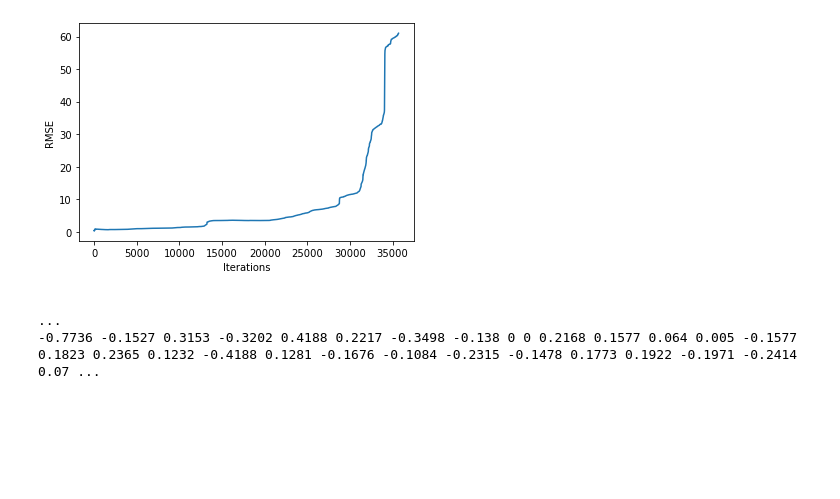
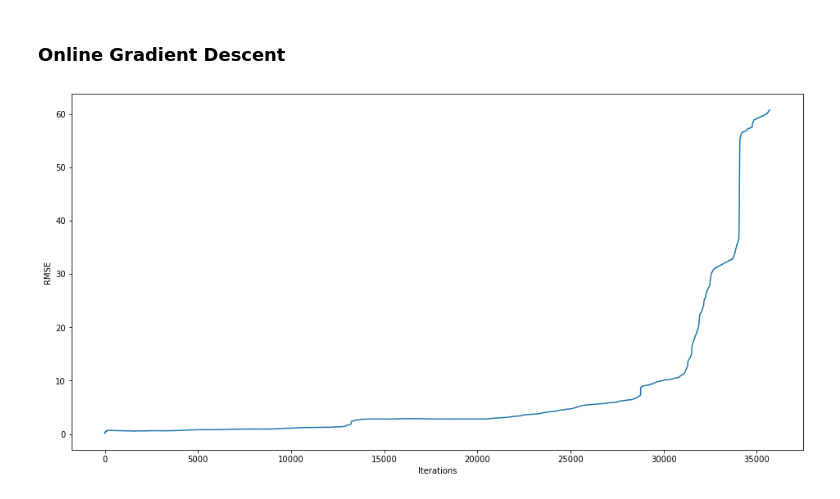
Before and after one commit to davide97g/arima-js, a Jupyter notebook: src/RMSE_analysis.ipynb, the cells around one changed output. Cells and saved outputs as stored; diff of their text form; code cells hidden in the pictures; blank space fills up the shorter version.

```diff
--- a/src/RMSE_analysis.ipynb
+++ b/src/RMSE_analysis.ipynb
@@ -7,2 +49,13 @@ output_path = "../data/output/"
+# %%
+def plotRMSE(algorithm):
+    df = pd.read_csv(output_path+algorithm+"_RMSE.csv")
+    plt.plot(df["RMSE"])
+    plt.ylabel('RMSE')
+    plt.xlabel("Iterations")
+    plt.show()
+# %% [markdown]
+###  Online Gradient Descent
 # %%
-algorithm = "ogd"
+plotRMSE("ogd")
+# %% [output]
+[figure, added]
@@ -11,7 +61,0 @@ df = pd.read_csv(output_path+algorithm+"_RMSE.csv")
-# %%
-plt.plot(df["RMSE"])
-plt.ylabel('RMSE')
-plt.xlabel("Iterations")
-plt.show()
-# %% [output]
-[figure, removed]
@@ -20,5 +61,0 @@ df_seq = pd.read_csv(input_path+"seq_d1.csv", names=["Data"], delimiter=",")
-# %%
-df_seq.head()
-# %% [output]
-                                                                                                                                                                                                         ...
--0.7736 -0.1527 0.3153 -0.3202 0.4188 0.2217 -0.3498 -0.138 0 0 0.2168 0.1577 0.064 0.005 -0.1577 0.1823 0.2365 0.1232 -0.4188 0.1281 -0.1676 -0.1084 -0.2315 -0.1478 0.1773 0.1922 -0.1971 -0.2414 0.07 ...
```
Also changed, not shown: parts of 11 cells of this notebook.
